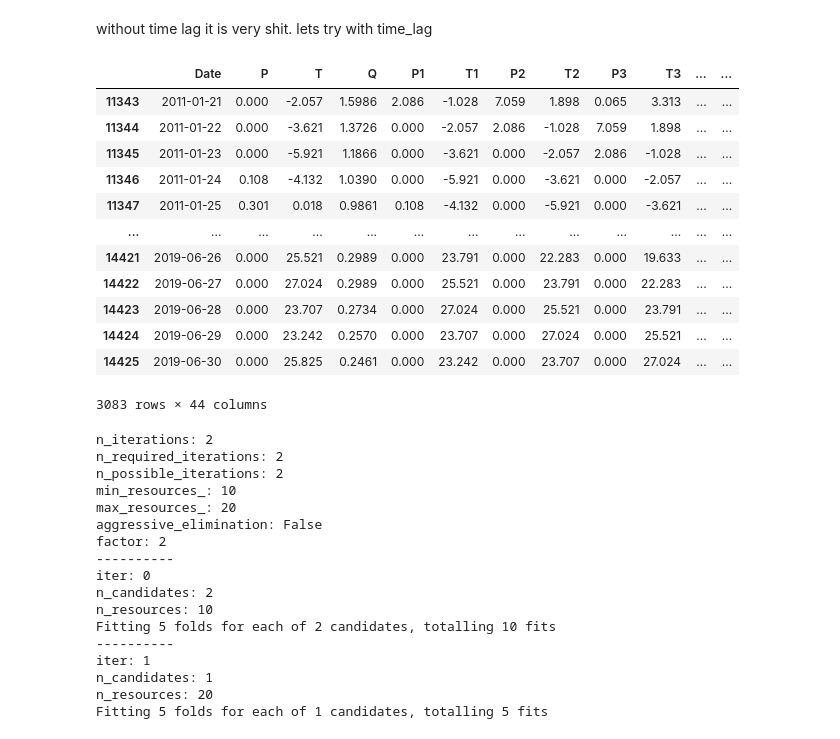
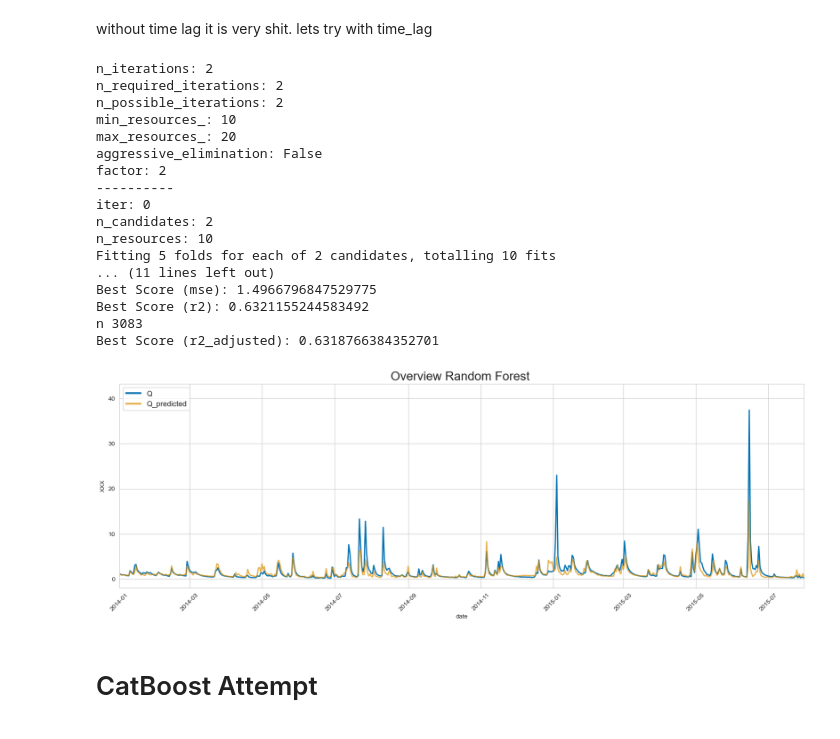
Before and after one commit to widmerc/GEO475, a Jupyter notebook: model_ml.ipynb, the cells around one changed output. Cells and saved outputs as stored; diff of their text form; code cells hidden in the pictures.

```diff
--- a/model_ml.ipynb
+++ b/model_ml.ipynb
@@ -77,3 +78,18 @@ plt.plot()
 # %% [output]
 []
 [figure]
+# %%
+#create time - lag <- TRUE equals it will create time-lag
+if True:
+    for i in lags:
+        string_p="P"+str(i)
+        string_t="T"+str(i)
+
+        test_set_raw[string_p]= test_set_raw['P'].shift(i)
+        train_set_raw[string_p]= train_set_raw['P'].shift(i)
+
+        test_set_raw[string_t]= test_set_raw['T'].shift(i)
+        train_set_raw[string_t]= train_set_raw['T'].shift(i)
+
+    test_set_raw=test_set_raw.dropna()
+    train_set_raw=train_set_raw.dropna()
@@ -154,35 +191,3 @@ plt.show()
 # Coding (Random Forest Regression)
 # %% [markdown]
 without time lag it is very shit. lets try with time_lag
-# %%
-test_set=test_set_raw.copy()
-train_set=train_set_raw.copy()
-if True:
-    for i in lags:
-        string_p="P"+str(i)
-        string_t="T"+str(i)
-
-        test_set[string_p]= test_set['P'].shift(i)
-        train_set[string_p]= train_set['P'].shift(i)
-
-        test_set[string_t]= test_set['T'].shift(i)
-        train_set[string_t]= train_set['T'].shift(i)
-
-    test_set=test_set.dropna()
-    train_set=train_set.dropna()
-
-test_set
-# %% [output]
-|  | Date | P | T | Q | P1 | T1 | P2 | T2 | P3 | T3 | ... | ... |
-| 11343 | 2011-01-21 | 0.000 | -2.057 | 1.5986 | 2.086 | -1.028 | 7.059 | 1.898 | 0.065 | 3.313 | ... | ... |
-| 11344 | 2011-01-22 | 0.000 | -3.621 | 1.3726 | 0.000 | -2.057 | 2.086 | -1.028 | 7.059 | 1.898 | ... | ... |
-| 11345 | 2011-01-23 | 0.000 | -5.921 | 1.1866 | 0.000 | -3.621 | 0.000 | -2.057 | 2.086 | -1.028 | ... | ... |
-| 11346 | 2011-01-24 | 0.108 | -4.132 | 1.0390 | 0.000 | -5.921 | 0.000 | -3.621 | 0.000 | -2.057 | ... | ... |
-| 11347 | 2011-01-25 | 0.301 | 0.018 | 0.9861 | 0.108 | -4.132 | 0.000 | -5.921 | 0.000 | -3.621 | ... | ... |
-| ... | ... | ... | ... | ... | ... | ... | ... | ... | ... | ... | ... | ... |
-| 14421 | 2019-06-26 | 0.000 | 25.521 | 0.2989 | 0.000 | 23.791 | 0.000 | 22.283 | 0.000 | 19.633 | ... | ... |
-| 14422 | 2019-06-27 | 0.000 | 27.024 | 0.2989 | 0.000 | 25.521 | 0.000 | 23.791 | 0.000 | 22.283 | ... | ... |
-| 14423 | 2019-06-28 | 0.000 | 23.707 | 0.2734 | 0.000 | 27.024 | 0.000 | 25.521 | 0.000 | 23.791 | ... | ... |
-| 14424 | 2019-06-29 | 0.000 | 23.242 | 0.2570 | 0.000 | 23.707 | 0.000 | 27.024 | 0.000 | 25.521 | ... | ... |
-| 14425 | 2019-06-30 | 0.000 | 25.825 | 0.2461 | 0.000 | 23.242 | 0.000 | 23.707 | 0.000 | 27.024 | ... | ... |
-3083 rows × 44 columns
@@ -231,7 +239,7 @@ print("Best Score (mae):",best_score)
 end_time = datetime.now()    # Get the time after the function execution
 execution_time1 = end_time - start_time
 
-test_set["Q_predicted"]= grid_search1.predict(test_set.drop(columns=["Q","Date"]))
+test_set["Q_predicted_RandomForest"]= grid_search1.predict(test_set.drop(columns=["Q","Date"]))
 
 
 #get the best hyperparameters and the mse:
@@ -241,8 +249,8 @@ print("----------------------------")
 print("Best Parameters:",best_params)
 print("Best Score (mae):",best_score)
 
-mse_1=mean_squared_error(test_set["Q_predicted"],test_set["Q"])
-r2_1=r2_score(test_set["Q"],test_set["Q_predicted"])
+mse_1=mean_squared_error(test_set["Q_predicted_RandomForest"],test_set["Q"])
+r2_1=r2_score(test_set["Q"],test_set["Q_predicted_RandomForest"])
 n = len(test_set["Q"])  # number of observations
 p = 2  # number of predictors (features)
 r2_adjusted = 1 - (1 - r2_1) * (n - 1) / (n - p - 1)
@@ -264,24 +272,28 @@ iter: 0
 n_candidates: 2
 n_resources: 10
 Fitting 5 folds for each of 2 candidates, totalling 10 fits
-----------
-iter: 1
-n_candidates: 1
-n_resources: 20
-Fitting 5 folds for each of 1 candidates, totalling 5 fits
+... (11 lines left out)
+Best Score (mse): 1.4966796847529775
+Best Score (r2): 0.6321155244583492
+n 3083
+Best Score (r2_adjusted): 0.6318766384352701
 # %%
 #SUBSET of Timeseries:
 plt.figure(figsize=(20, 6))
 plt.plot(data_csv["Date"],data_csv["Q"],label="Q", color=colors[0],alpha=1,linewidth =2)
-plt.plot(test_set["Date"],test_set["Q_predicted"],label="Q_predicted", color=colors[1],alpha=0.7,linewidth =2)
+plt.plot(test_set["Date"],test_set["Q_predicted_RandomForest"],label="Q_predicted", color=colors[1],alpha=0.7,linewidth =2)
 
 #Other things
-plt.title("Overview", fontdict={'fontsize': 20})
+plt.title("Overview Random Forest ", fontdict={'fontsize': 20})
 plt.xlabel("date")
 plt.xticks(rotation=45)
 plt.xlim(pd.Timestamp(split_date))
 plt.xlim(pd.Timestamp("2014-01-01"), pd.Timestamp("2015-07-31"))
 plt.ylabel("XXX")
 legend=plt.legend(fontsize="12",loc="upper left")
 legend.get_lines()[0].set_linewidth(3) # Set linewidth to 3
 legend.get_lines()[1].set_linewidth(3) # Set linewidth to 3
+# %% [output]
+[figure, added]
+# %% [markdown]
+# CatBoost Attempt
```
Also changed, not shown: parts of 8 cells of this notebook, 4 other files.
